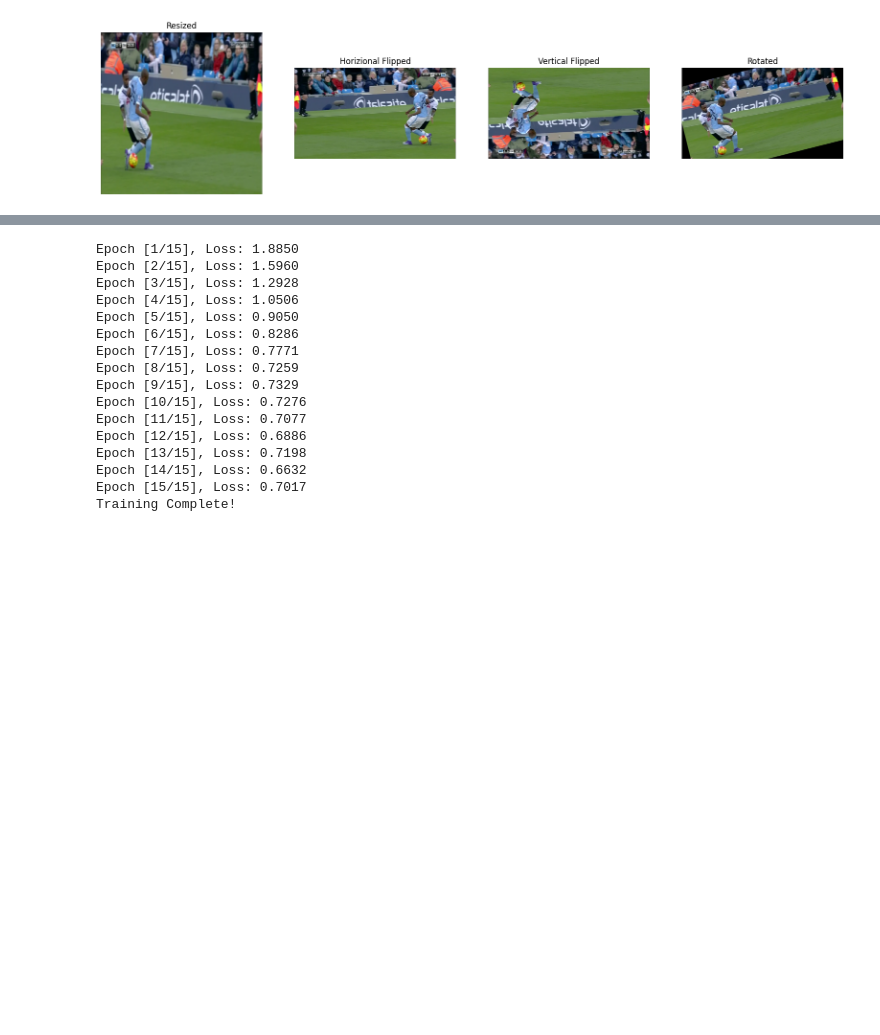
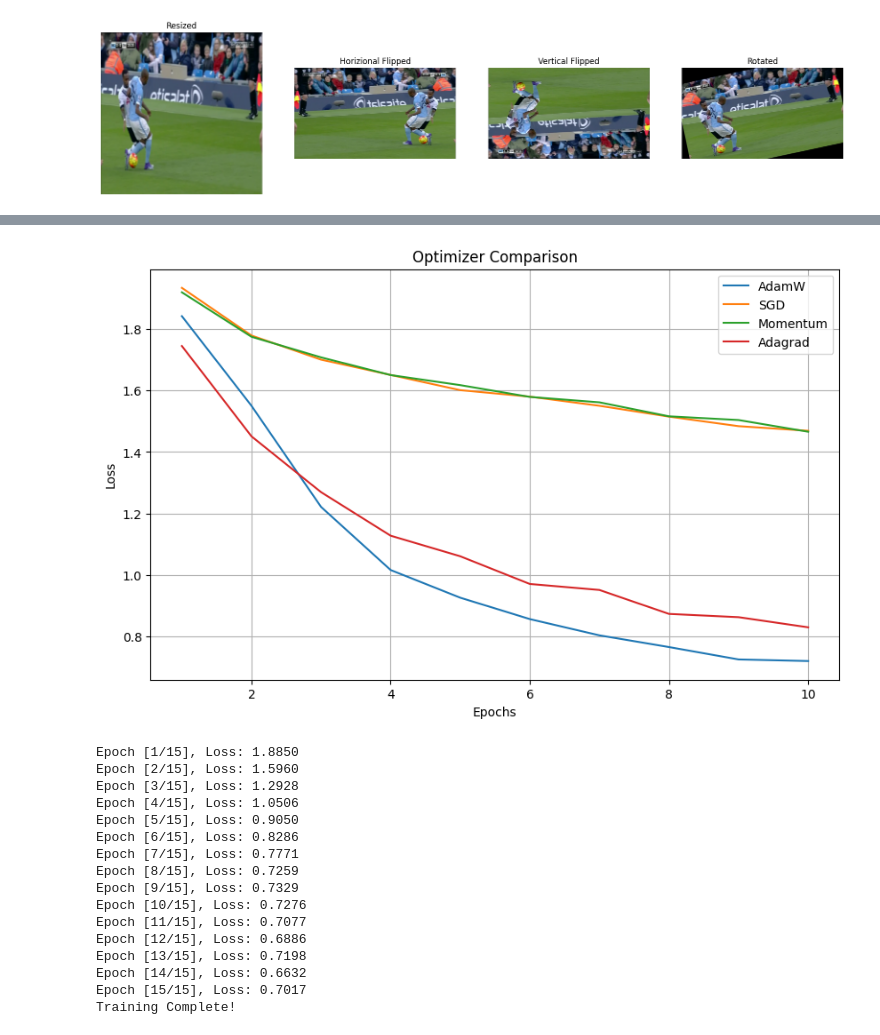
Before and after one commit to jiyeonyooo/20242R0136COSE47402, a Jupyter notebook: final_project/2021320011_final_project.ipynb, the cells around one changed output, grey strips where cells are left out. Drawn from its saved outputs; the diff is of its cells as text; code cells hidden in the pictures; blank space fills up the shorter version.

Commit message:
feat: compare loss function value as 4 categories of optimizer

```diff
--- a/final_project/2021320011_final_project.ipynb
+++ b/final_project/2021320011_final_project.ipynb
@@ -394 +551,17 @@ Validation dataset size: 125
+# %%
+actions_categories = list(set([data["label"] for data in train_dataset_basic]))
+text_prompts1 = [f"This is a frame of a {cls}." for cls in actions_categories]
+text_prompts2 = [f"a frame of a {cls}." for cls in actions_categories]
+text_prompts3 = [f"frame of a {cls}." for cls in actions_categories]
+text_prompts4 = [f"a photo of a {cls}." for cls in actions_categories]
+
+label_to_idx = {cls: idx for idx, cls in enumerate(actions_categories)}
+idx_to_label = {idx: cls for cls, idx in label_to_idx.items()}
+
+#contrasive loss function
+def contrastive_loss(logits_per_image, logits_per_text, batch_size):
+    target = torch.arange(batch_size).to(DEVICE)
+    image_loss = torch.nn.CrossEntropyLoss()(logits_per_image, target)
+    text_loss = torch.nn.CrossEntropyLoss()(logits_per_text, target)
+    return (image_loss + text_loss) / 2
 # %%
@@ -468,34 +617,28 @@ Epoch [10/10], Loss: 0.7221
 Training Complete!
 # %%
-# 모델을 평가 모드로 설정
+#test process
 clip_model.eval()
 
-# 테스트 데이터셋에 대해 예측 수행
 correct = 0
 total = 0
 
-with torch.no_grad():  # 평가 시에는 gradient 계산을 하지 않음
-    for batch in test_loader:
+with torch.no_grad():
+    for batch in test_loader_basic:
         images = batch["image"].to(DEVICE)
         texts = batch["label"]
 
-        # CLIP 입력 데이터 생성
         inputs = clip_processor(text=texts, images=images, return_tensors="pt", padding=True, do_rescale=False).to(DEVICE)
 
-        # 모델 출력
         outputs = clip_model(**inputs)
         logits_per_image = outputs.logits_per_image
         logits_per_text = outputs.logits_per_text
 
-        # 이미지와 텍스트의 유사도를 기반으로 예측
-        predicted_labels = torch.argmax(logits_per_image, dim=1)  # 이미지에 대한 예측
-        actual_labels = torch.arange(images.size(0)).to(DEVICE)  # 실제 라벨 (배치에서 순서대로)
+        predicted_labels = torch.argmax(logits_per_image, dim=1)    #predicted label
+        real_labels = torch.arange(images.size(0)).to(DEVICE)     #real label
 
-        # 예측 정확도 계산
-        correct += (predicted_labels == actual_labels).sum().item()
+        correct += (predicted_labels == real_labels).sum().item()
         total += images.size(0)
 
-# 정확도 출력
 accuracy = correct / total
 print(f"Test Accuracy: {accuracy * 100:.2f}%")
 # %% [output]
@@ -508,3 +747,16 @@ Test Accuracy: 26.57%
+# %%
+# Visualization
+plt.figure(figsize=(10, 6))
+for name, losses in loss_histories.items():
+    plt.plot(range(1, EPOCHS + 1), losses, label=name)
+plt.xlabel("Epochs")
+plt.ylabel("Loss")
+plt.title("Optimizer Comparison")
+plt.legend()
+plt.grid()
+plt.show()
+# %% [output]
+[figure, added]
 # %%
 # CLIP 모델과 프로세서 초기화
 DEVICE = torch.device("cuda" if torch.cuda.is_available() else "cpu")
```
Also changed, not shown: parts of 23 cells of this notebook.
